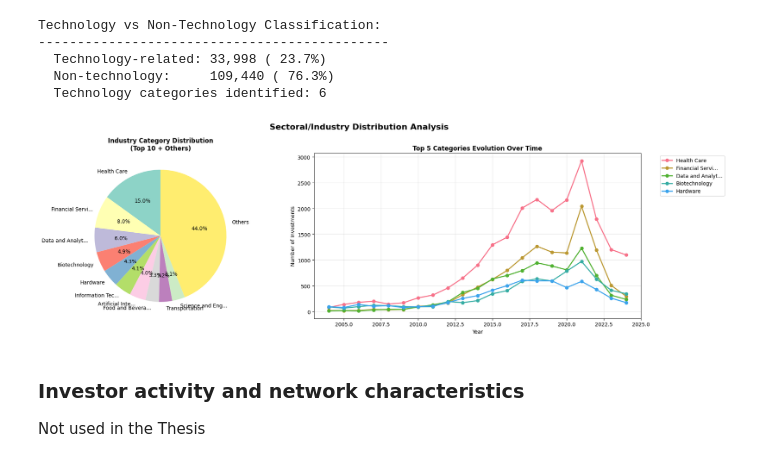
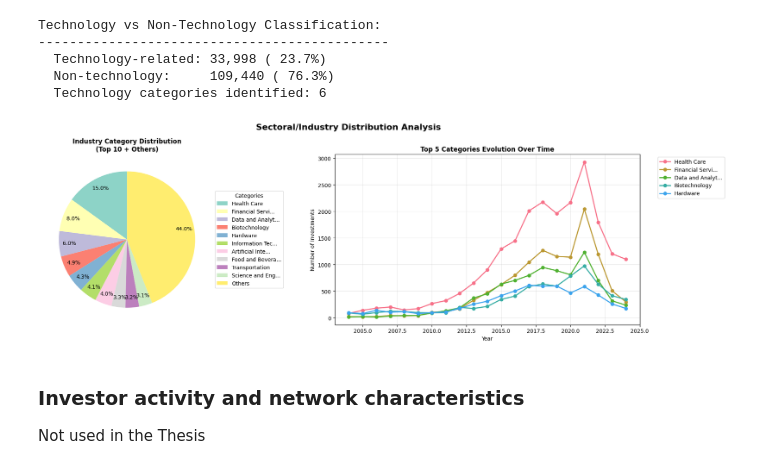
Before and after one commit to joaomelga/innovation-networks-exploration, a Jupyter notebook: src/main.ipynb, the cells around one changed output. Drawn from its saved outputs; the diff is of its cells as text; code cells hidden in the pictures.

```diff
--- a/src/main.ipynb
+++ b/src/main.ipynb
@@ -1177,38 +1178,60 @@ fig.suptitle('Sectoral/Industry Distribution Analysis', fontsize=16, fontweight=
 ax2 = axes[0]
 top_10_categories = category_counts.head(10)
 other_count = category_counts.iloc[10:].sum()
 plot_data = pd.concat([top_10_categories, pd.Series({'Others': other_count})])
 
 colors = plt.cm.Set3(np.linspace(0, 1, len(plot_data)))
-wedges, texts, autotexts = ax2.pie(plot_data.values,
-                                   labels=[label[:15] + '...' if len(label) > 15 else label
-                                          for label in plot_data.index],
-                                   autopct='%1.1f%%', colors=colors, startangle=90)
+
+# Custom autopct function to move percentages outward
+def make_autopct(values):
+    def my_autopct(pct):
+        total = sum(values)
+        val = int(round(pct*total/100.0))
+        return f'{pct:.1f}%'
+    return my_autopct
+
+wedges, texts, autotexts = ax2.pie(
+    plot_data.values,
+    # labels=[label[:15] + '...' if len(label) > 15 else label for label in plot_data.index],
+    autopct=make_autopct(plot_data.values),
+    colors=colors,
+    startangle=90,
+    pctdistance=0.85  # Move percentages outward (default is 0.6)
+)
+
 ax2.set_title('Industry Category Distribution\n(Top 10 + Others)', fontweight='bold')
+
+# Move legend outside and add arrows from legend to pie slices
+
+# Place legend on right
+legend_labels = [label[:15] + '...' if len(label) > 15 else label for label in plot_data.index]
+legend = ax2.legend(wedges, legend_labels, loc='center left', bbox_to_anchor=(1.0, 0.5), title='Categories')
+
+# Draw arrows from legend to pie slices
 
 # Plot 3: Category evolution over time (top 5 categories)
 if 'announced_year' in analysis_data.columns:
     ax3 = axes[1]
     top_5_cats = category_counts.head(5).index
     category_evolution = analysis_data.groupby(['announced_year', 'category']).size().unstack(fill_value=0)
 
     for cat in top_5_cats:
         if cat in category_evolution.columns:
             ax3.plot(category_evolution.index, category_evolution[cat],
                     marker='o', linewidth=2, label=cat[:15] + '...' if len(cat) > 15 else cat)
 
     ax3.set_title('Top 5 Categories Evolution Over Time', fontweight='bold')
     ax3.set_xlabel('Year')
     ax3.set_ylabel('Number of Investments')
     ax3.legend(bbox_to_anchor=(1.05, 1), loc='upper left')
     ax3.grid(True, alpha=0.3)
 
 plt.tight_layout()
 plt.savefig(os.path.join(figures_dir, 'sectoral_industry_analysis_trends.png'),
             dpi=300, bbox_inches='tight')
 plt.show()
 # %% [output]
-[figure, old version]
+[figure, new version]
 # %% [markdown]
 ### Investor activity and network characteristics
 
```
Also changed, not shown: parts of 5 cells of this notebook, 11 other files.
